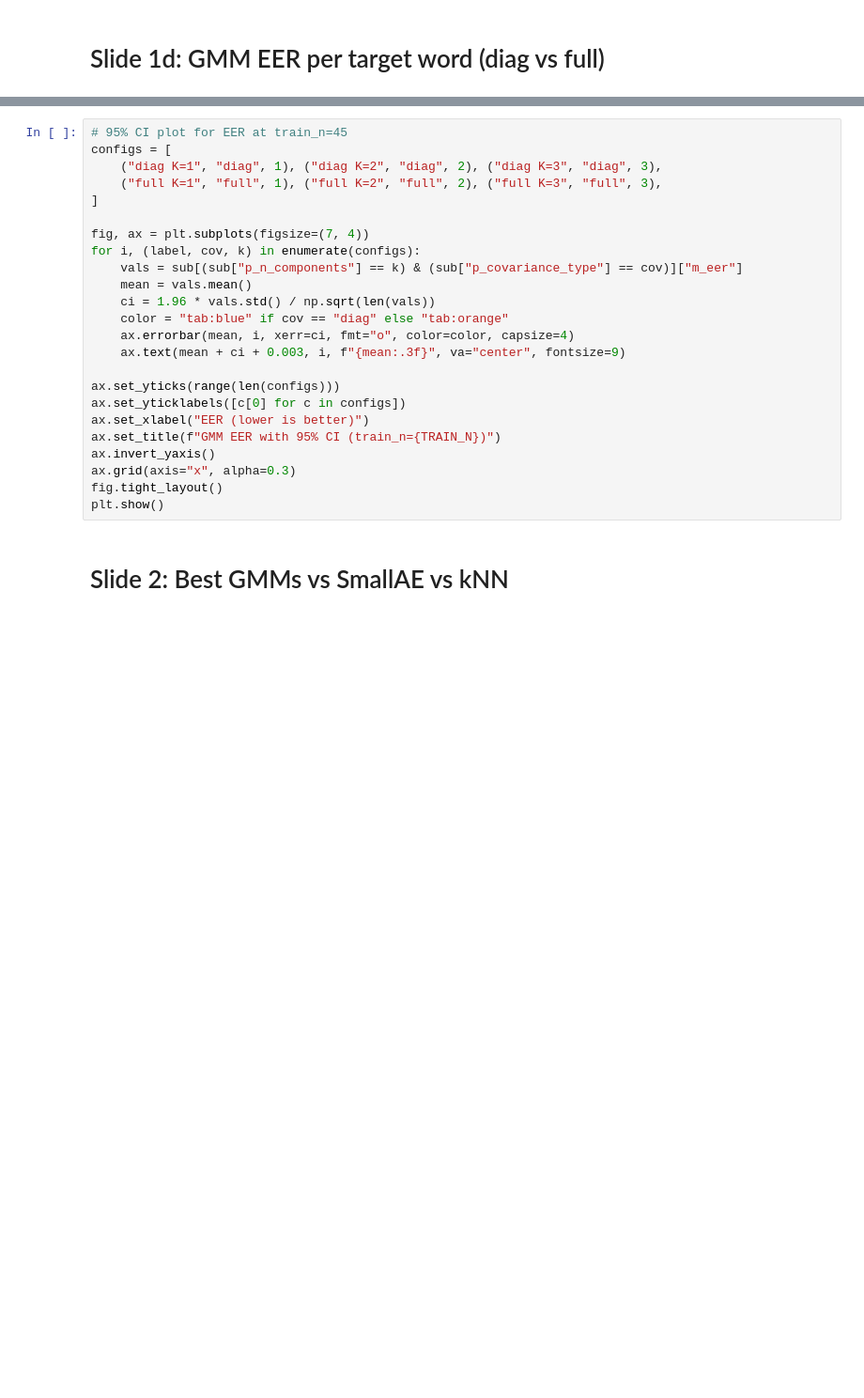
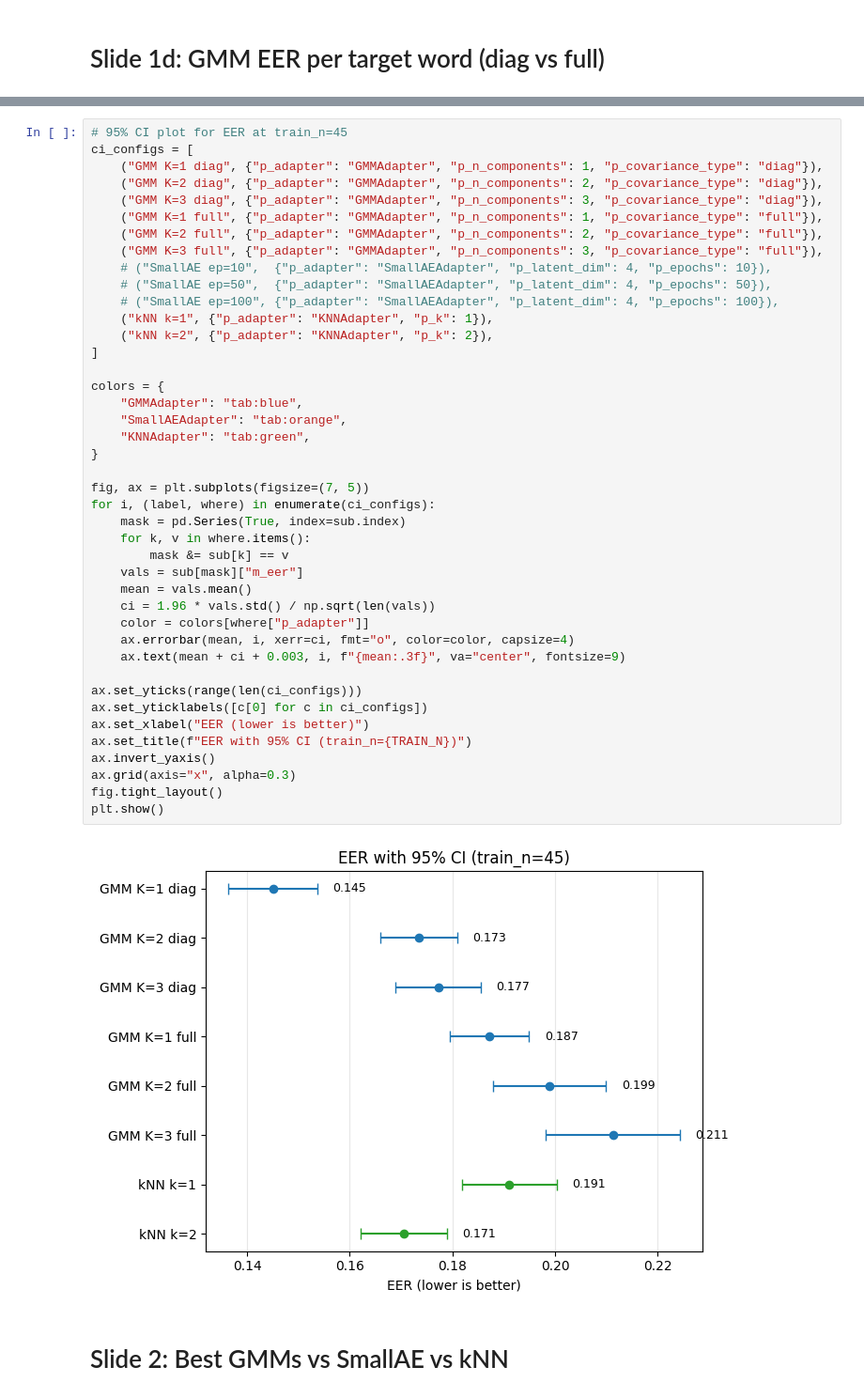
Before and after one commit to albertobasaglia/tinygmm-thesis, a Jupyter notebook: src/compare/plots.ipynb, the cells around one changed output, grey strips where cells are left out. Shown at 94% size. Cells and saved outputs as stored; diff of their text form; blank space fills up the shorter version.

```diff
--- a/src/compare/plots.ipynb
+++ b/src/compare/plots.ipynb
@@ -119,27 +194,47 @@ print(res.to_string(index=False, float_format="%.4f"))
 # %%
 # 95% CI plot for EER at train_n=45
-configs = [
-    ("diag K=1", "diag", 1), ("diag K=2", "diag", 2), ("diag K=3", "diag", 3),
-    ("full K=1", "full", 1), ("full K=2", "full", 2), ("full K=3", "full", 3),
+ci_configs = [
+    ("GMM K=1 diag", {"p_adapter": "GMMAdapter", "p_n_components": 1, "p_covariance_type": "diag"}),
+    ("GMM K=2 diag", {"p_adapter": "GMMAdapter", "p_n_components": 2, "p_covariance_type": "diag"}),
+    ("GMM K=3 diag", {"p_adapter": "GMMAdapter", "p_n_components": 3, "p_covariance_type": "diag"}),
+    ("GMM K=1 full", {"p_adapter": "GMMAdapter", "p_n_components": 1, "p_covariance_type": "full"}),
+    ("GMM K=2 full", {"p_adapter": "GMMAdapter", "p_n_components": 2, "p_covariance_type": "full"}),
+    ("GMM K=3 full", {"p_adapter": "GMMAdapter", "p_n_components": 3, "p_covariance_type": "full"}),
+    # ("SmallAE ep=10",  {"p_adapter": "SmallAEAdapter", "p_latent_dim": 4, "p_epochs": 10}),
+    # ("SmallAE ep=50",  {"p_adapter": "SmallAEAdapter", "p_latent_dim": 4, "p_epochs": 50}),
+    # ("SmallAE ep=100", {"p_adapter": "SmallAEAdapter", "p_latent_dim": 4, "p_epochs": 100}),
+    ("kNN k=1", {"p_adapter": "KNNAdapter", "p_k": 1}),
+    ("kNN k=2", {"p_adapter": "KNNAdapter", "p_k": 2}),
 ]
 
-fig, ax = plt.subplots(figsize=(7, 4))
-for i, (label, cov, k) in enumerate(configs):
-    vals = sub[(sub["p_n_components"] == k) & (sub["p_covariance_type"] == cov)]["m_eer"]
+colors = {
+    "GMMAdapter": "tab:blue",
+    "SmallAEAdapter": "tab:orange",
+    "KNNAdapter": "tab:green",
+}
+
+fig, ax = plt.subplots(figsize=(7, 5))
+for i, (label, where) in enumerate(ci_configs):
+    mask = pd.Series(True, index=sub.index)
+    for k, v in where.items():
+        mask &= sub[k] == v
+    vals = sub[mask]["m_eer"]
     mean = vals.mean()
     ci = 1.96 * vals.std() / np.sqrt(len(vals))
-    color = "tab:blue" if cov == "diag" else "tab:orange"
+    color = colors[where["p_adapter"]]
     ax.errorbar(mean, i, xerr=ci, fmt="o", color=color, capsize=4)
     ax.text(mean + ci + 0.003, i, f"{mean:.3f}", va="center", fontsize=9)
 
-ax.set_yticks(range(len(configs)))
-ax.set_yticklabels([c[0] for c in configs])
+ax.set_yticks(range(len(ci_configs)))
+ax.set_yticklabels([c[0] for c in ci_configs])
 ax.set_xlabel("EER (lower is better)")
-ax.set_title(f"GMM EER with 95% CI (train_n={TRAIN_N})")
+ax.set_title(f"EER with 95% CI (train_n={TRAIN_N})")
 ax.invert_yaxis()
 ax.grid(axis="x", alpha=0.3)
 fig.tight_layout()
 plt.show()
+# %% [output]
+[figure, added]
 # %% [markdown]
 # Slide 2: Best GMMs vs SmallAE vs kNN
 # %%
```
Also changed, not shown: parts of 17 cells of this notebook, 4 other files.
